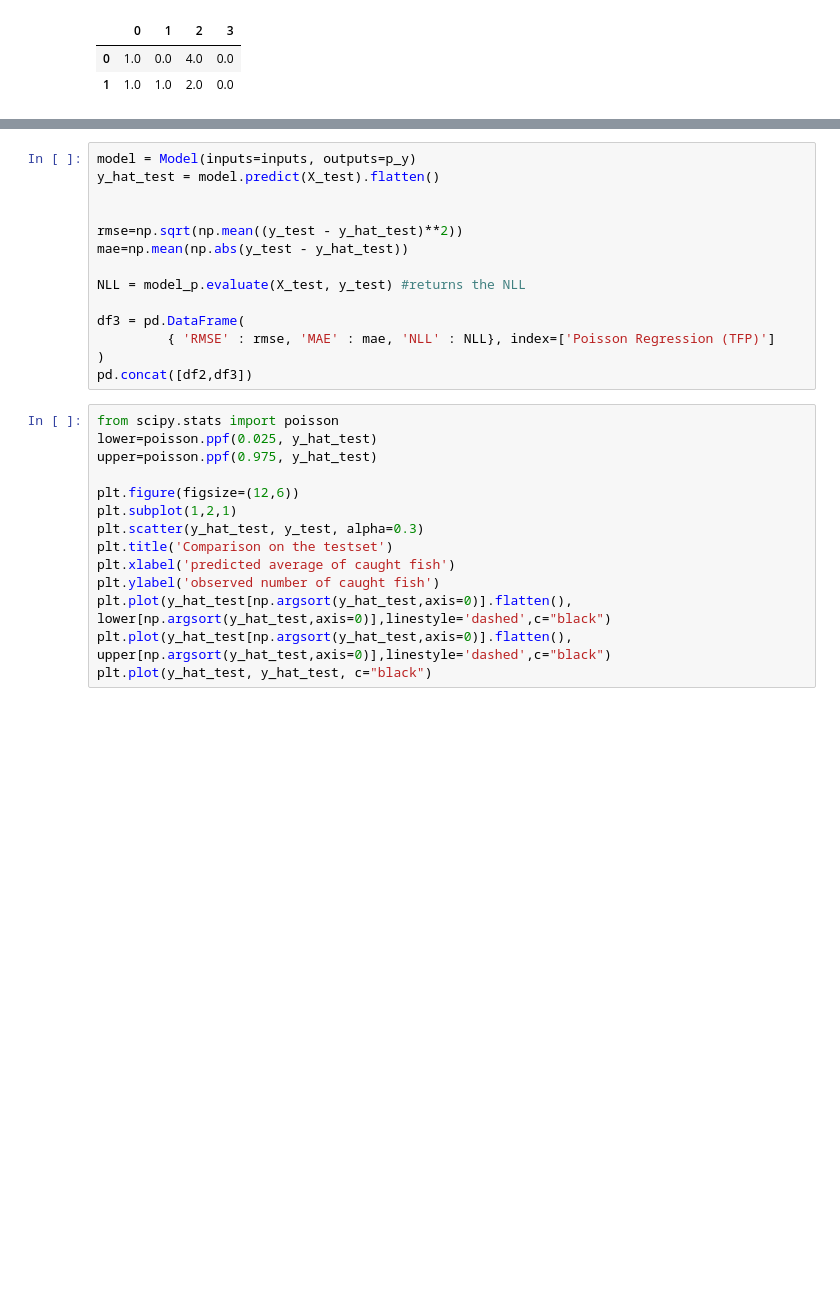
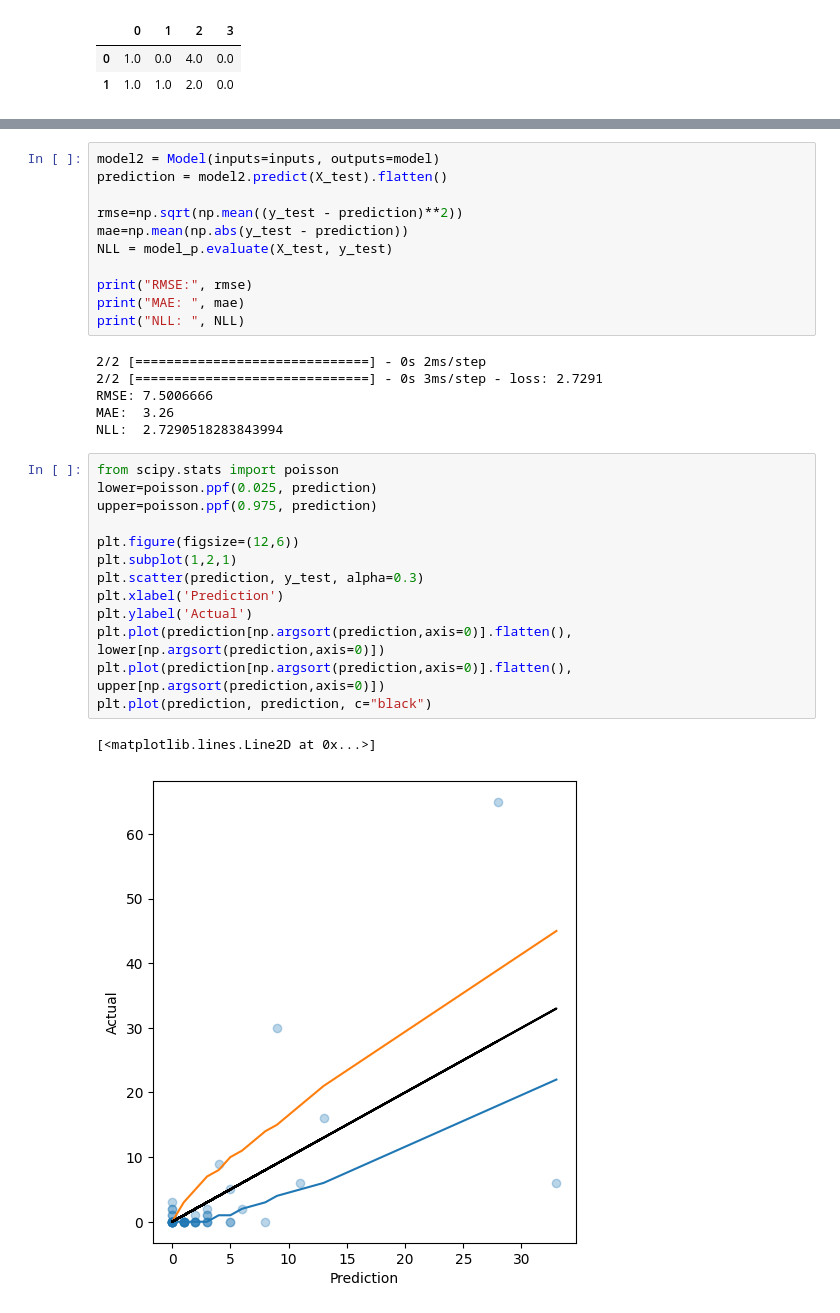
Before and after one commit to mpowd/deep-learning, a Jupyter notebook: third_exercise_sheet/3-2.ipynb, the cells around one changed output, grey strips where cells are left out. Cells and saved outputs as stored; diff of their text form; blank space fills up the shorter version.

```diff
--- a/third_exercise_sheet/3-2.ipynb
+++ b/third_exercise_sheet/3-2.ipynb
@@ -100,28 +95,33 @@ plt.show()
 # %%
-model = Model(inputs=inputs, outputs=p_y)
-y_hat_test = model.predict(X_test).flatten()
+model2 = Model(inputs=inputs, outputs=model)
+prediction = model2.predict(X_test).flatten()
 
+rmse=np.sqrt(np.mean((y_test - prediction)**2))
+mae=np.mean(np.abs(y_test - prediction))
+NLL = model_p.evaluate(X_test, y_test)
 
-rmse=np.sqrt(np.mean((y_test - y_hat_test)**2))
-mae=np.mean(np.abs(y_test - y_hat_test))
-
-NLL = model_p.evaluate(X_test, y_test) #returns the NLL
-
-df3 = pd.DataFrame(
-         { 'RMSE' : rmse, 'MAE' : mae, 'NLL' : NLL}, index=['Poisson Regression (TFP)']
-)
-pd.concat([df2,df3])
+print("RMSE:", rmse)
+print("MAE: ", mae)
+print("NLL: ", NLL)
+# %% [output]
+2/2 [==============================] - 0s 2ms/step
+2/2 [==============================] - 0s 3ms/step - loss: 2.7291
+RMSE: 7.5006666
+MAE:  3.26
+NLL:  2.7290518283843994
 # %%
 from scipy.stats import poisson
-lower=poisson.ppf(0.025, y_hat_test)
-upper=poisson.ppf(0.975, y_hat_test)
+lower=poisson.ppf(0.025, prediction)
+upper=poisson.ppf(0.975, prediction)
 
 plt.figure(figsize=(12,6))
 plt.subplot(1,2,1)
-plt.scatter(y_hat_test, y_test, alpha=0.3)
-plt.title('Comparison on the testset')
-plt.xlabel('predicted average of caught fish')
-plt.ylabel('observed number of caught fish')
-plt.plot(y_hat_test[np.argsort(y_hat_test,axis=0)].flatten(), lower[np.argsort(y_hat_test,axis=0)],linestyle='dashed',c="black")
-plt.plot(y_hat_test[np.argsort(y_hat_test,axis=0)].flatten(), upper[np.argsort(y_hat_test,axis=0)],linestyle='dashed',c="black")
-plt.plot(y_hat_test, y_hat_test, c="black")
+plt.scatter(prediction, y_test, alpha=0.3)
+plt.xlabel('Prediction')
+plt.ylabel('Actual')
+plt.plot(prediction[np.argsort(prediction,axis=0)].flatten(), lower[np.argsort(prediction,axis=0)])
+plt.plot(prediction[np.argsort(prediction,axis=0)].flatten(), upper[np.argsort(prediction,axis=0)])
+plt.plot(prediction, prediction, c="black")
+# %% [output]
+[<matplotlib.lines.Line2D at 0x...>]
+[figure, added]
```
Also changed, not shown: parts of 4 cells of this notebook.
